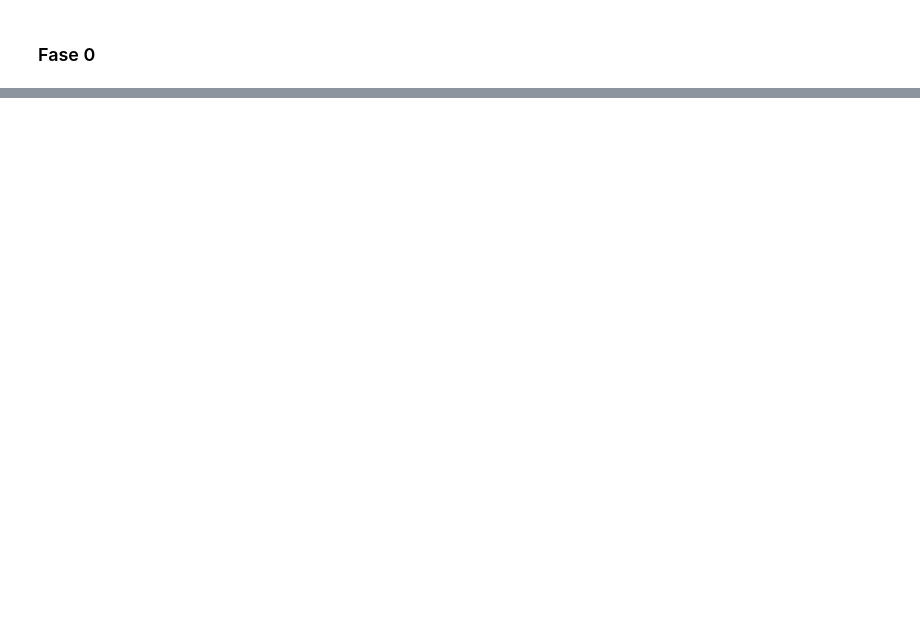
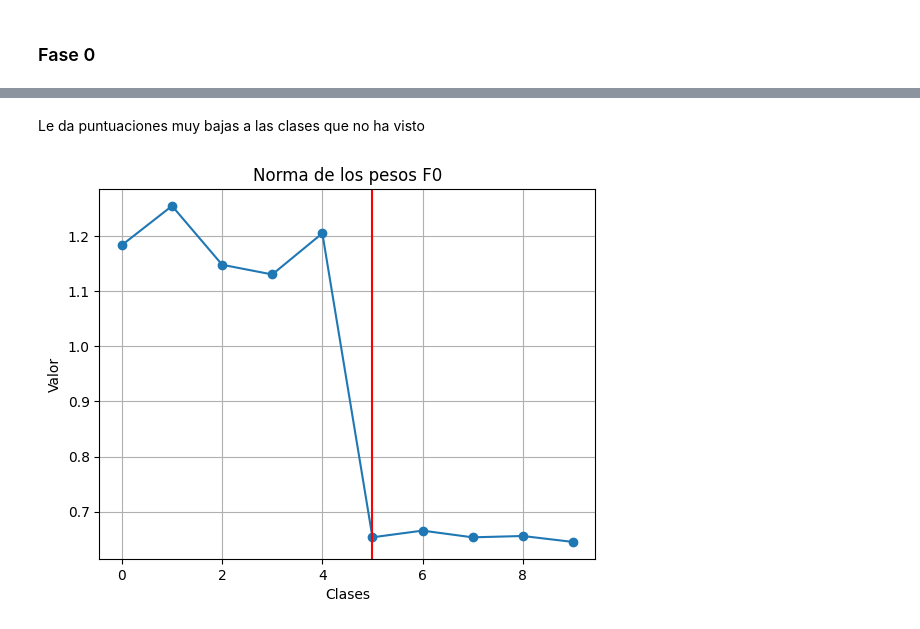
Before and after one commit to eguar11011/catastrophic_forgetting, a Jupyter notebook: Experiment_combination_classifier/Parameters_analysis.ipynb, the cells around one changed output, grey strips where cells are left out. Saved outputs shown, nothing was run; the diff lists cells and outputs as text; code cells hidden in the pictures; blank space fills up the shorter version.

```diff
--- a/Experiment_combination_classifier/Parameters_analysis.ipynb
+++ b/Experiment_combination_classifier/Parameters_analysis.ipynb
@@ -82,2 +79,9 @@ Que analisis se les puede hacer a estos parametros?
 # %% [markdown]
 ### Fase 0
+# %%
+print("Weights Norm:")
+wn = [(indice ,torch.norm(row) ) for indice ,row in enumerate(fase_0["linear_relu_stack.4.weight"])]
+pprint(wn)
+print("Bias:")
+bias = [(indice ,row ) for indice ,row in enumerate(fase_0["linear_relu_stack.4.bias"])]
+pprint(bias)
@@ -83,0 +106,17 @@ Que analisis se les puede hacer a estos parametros?
+# %% [markdown]
+Le da puntuaciones muy bajas a las clases que no ha visto
+# %%
+# Convertir los datos en listas separadas para x e y
+x = [item[0] for item in wn]
+y = [item[1].item() for item in wn]  # Convertir los tensores a valores numéricos
+
+# Crear el gráfico
+plt.plot(x, y, marker='o', linestyle='-')
+plt.xlabel('Clases')
+plt.ylabel('Valor')
+plt.title('Norma de los pesos F0')
+plt.grid(True)
+plt.axvline(5, color = "r")
+plt.show()
+# %% [output]
+[figure, added]
```
Also changed, not shown: parts of 37 cells of this notebook, 3 other files.
